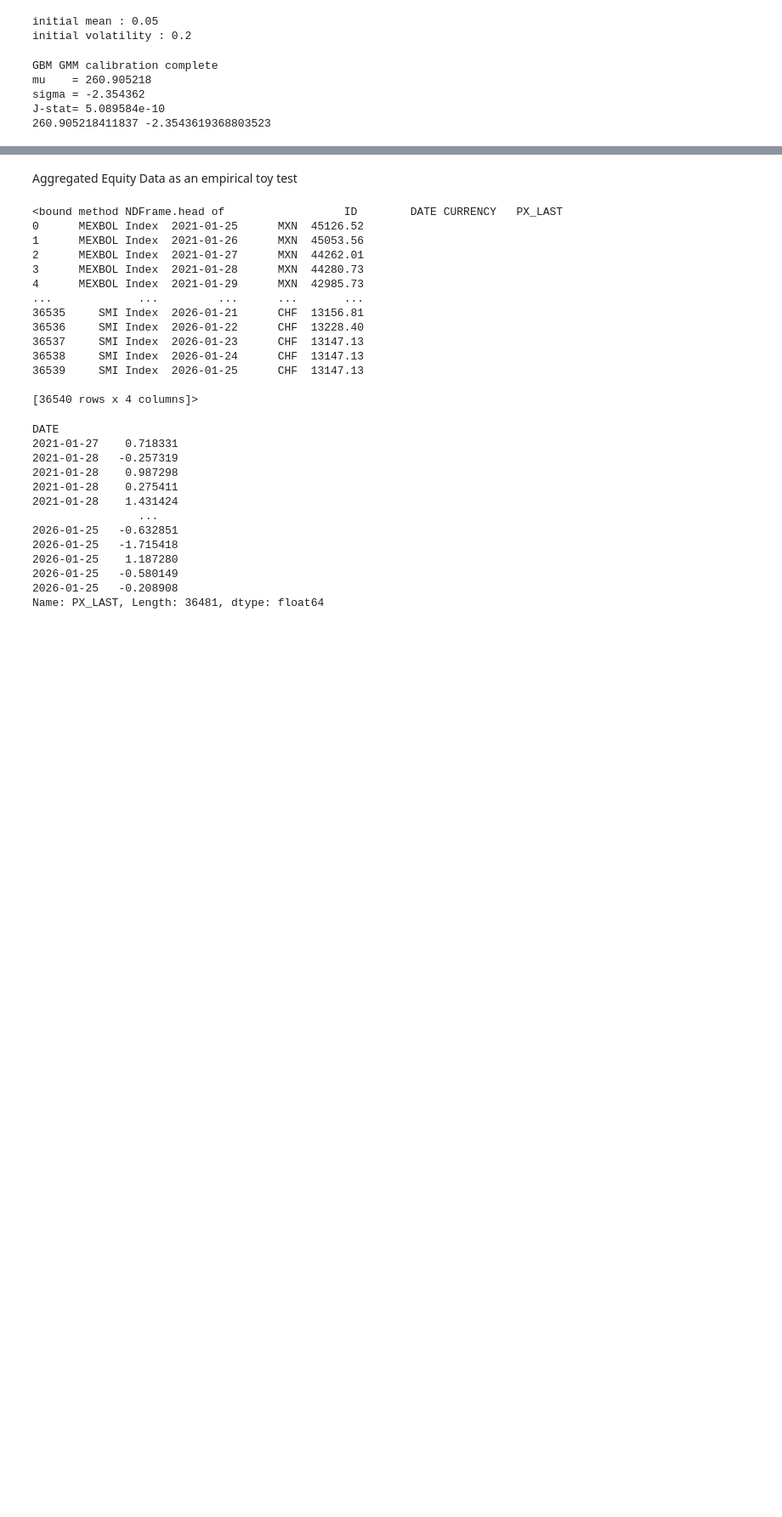
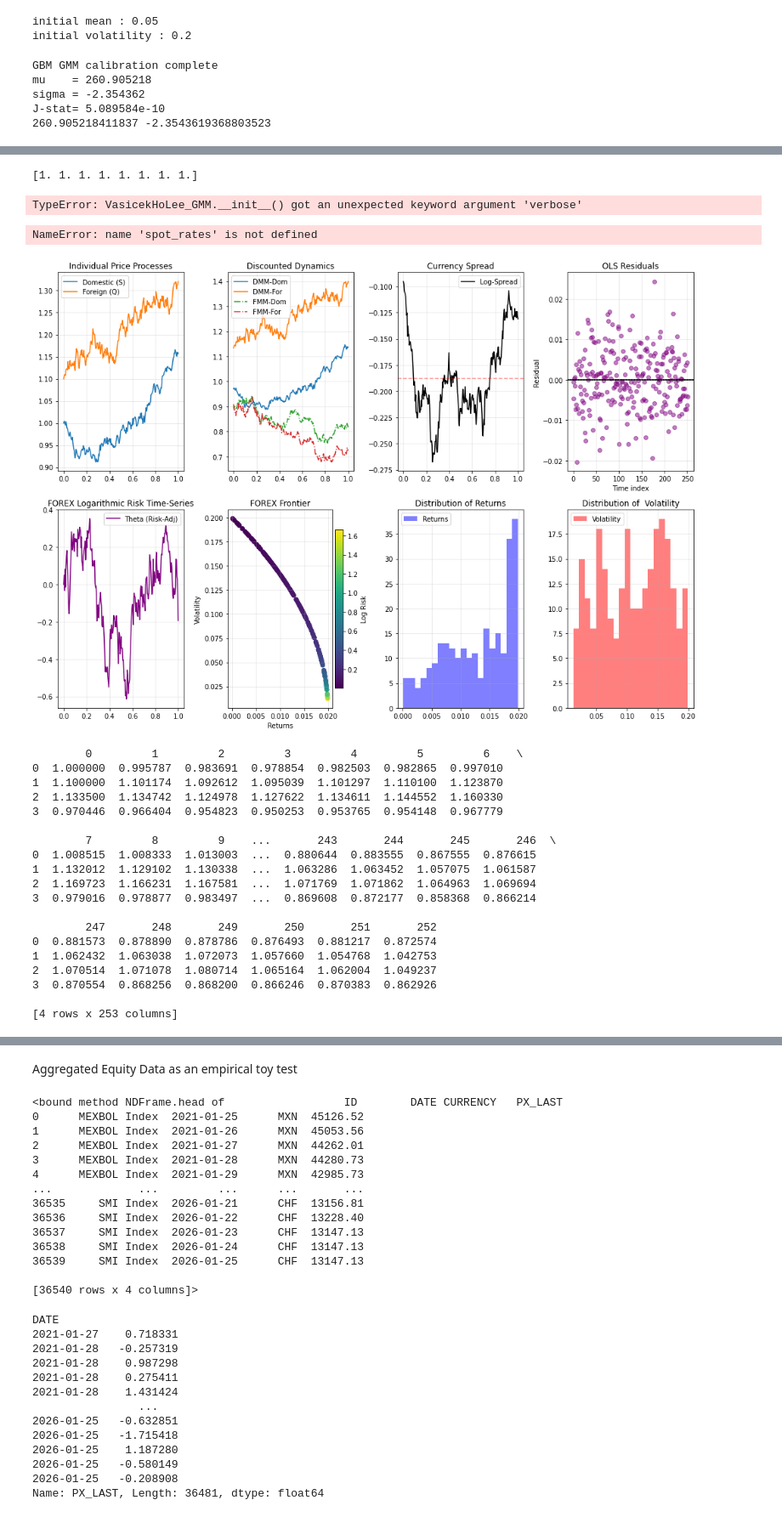
Before and after one commit to glvn5150/quant_gmm, a Jupyter notebook: example_applicationn.ipynb, the cells around one changed output, grey strips where cells are left out. Shown at 85% size. Drawn from its saved outputs; the diff is of its cells as text; code cells hidden in the pictures; blank space fills up the shorter version.

```diff
--- a/example_applicationn.ipynb
+++ b/example_applicationn.ipynb
@@ -51,0 +69,22 @@ ModuleNotFoundError: No module named 'gmm.models.vasicek_ho_lee_gmm'
+# %%
+spot_yields = []
+for tau in maturities:
+    A, B = model.get_A_B(t=len(r_t), T_mat = T )
+    y_tau = A - B * r0
+    spot_yields.append(y_tau)
+spot_yields = np.array(spot_yields)
+print(spi
+# %% [output]
+[1. 1. 1. 1. 1. 1. 1. 1.]
+# %%
+gmm = VasicekHoLee_GMM(maturities=maturities,spot_rates=spot_yields,model_type="vasicek",verbose=True)
+res = gmm.fit(estimate_sigma=True)
+print(res)
+# %% [output]
+TypeError: VasicekHoLee_GMM.__init__() got an unexpected keyword argument 'verbose'
+# %%
+gmm = VasicekHoLee_GMM(maturities=maturities,spot_rates=spot_rates,dt=1/252,verbose=True)
+res = gmm.fit_gmm()
+print(res)
+# %% [output]
+NameError: name 'spot_rates' is not defined
@@ -51,0 +94,37 @@ ModuleNotFoundError: No module named 'gmm.models.vasicek_ho_lee_gmm'
+# %%
+S0 = 1
+Q0 = 1.1
+alpha = 0.0
+gamma = -0.01
+sigma1 = 0.10
+sigma2 = 0.15
+r = 0.03
+rf = 0.01
+rho = 0.5
+# %%
+fx_true = ForexModel(T=1, N=252)
+S_true= fx_true.simulate_domestic(S0, Q0, r, rf, gamma, alpha, sigma1, sigma2, rho)
+Q_true= fx_true.simulate_domestic(S0, Q0, r, rf, gamma, alpha, sigma1, sigma2, rho)
+fx_true.plot_forex_analysis(S0, Q0, r, rf, gamma, alpha, sigma1, sigma2, rho)
+print(pd.DataFrame(S_true))
+# %% [output]
+[figure, added]
+        0         1         2         3         4         5         6    \
+0  1.000000  0.995787  0.983691  0.978854  0.982503  0.982865  0.997010
+1  1.100000  1.101174  1.092612  1.095039  1.101297  1.110100  1.123870
+2  1.133500  1.134742  1.124978  1.127622  1.134611  1.144552  1.160330
+3  0.970446  0.966404  0.954823  0.950253  0.953765  0.954148  0.967779
+
+        7         8         9    ...       243       244       245       246  \
+0  1.008515  1.008333  1.013003  ...  0.880644  0.883555  0.867555  0.876615
+1  1.132012  1.129102  1.130338  ...  1.063286  1.063452  1.057075  1.061587
+2  1.169723  1.166231  1.167581  ...  1.071769  1.071862  1.064963  1.069694
+3  0.979016  0.978877  0.983497  ...  0.869608  0.872177  0.858368  0.866214
+
+        247       248       249       250       251       252
+0  0.881573  0.878890  0.878786  0.876493  0.881217  0.872574
+1  1.062432  1.063038  1.072073  1.057660  1.054768  1.042753
+2  1.070514  1.071078  1.080714  1.065164  1.062004  1.049237
+3  0.870554  0.868256  0.868200  0.866246  0.870383  0.862926
+
+[4 rows x 253 columns]
```
Also changed, not shown: parts of 9 cells of this notebook, 2 other files.
